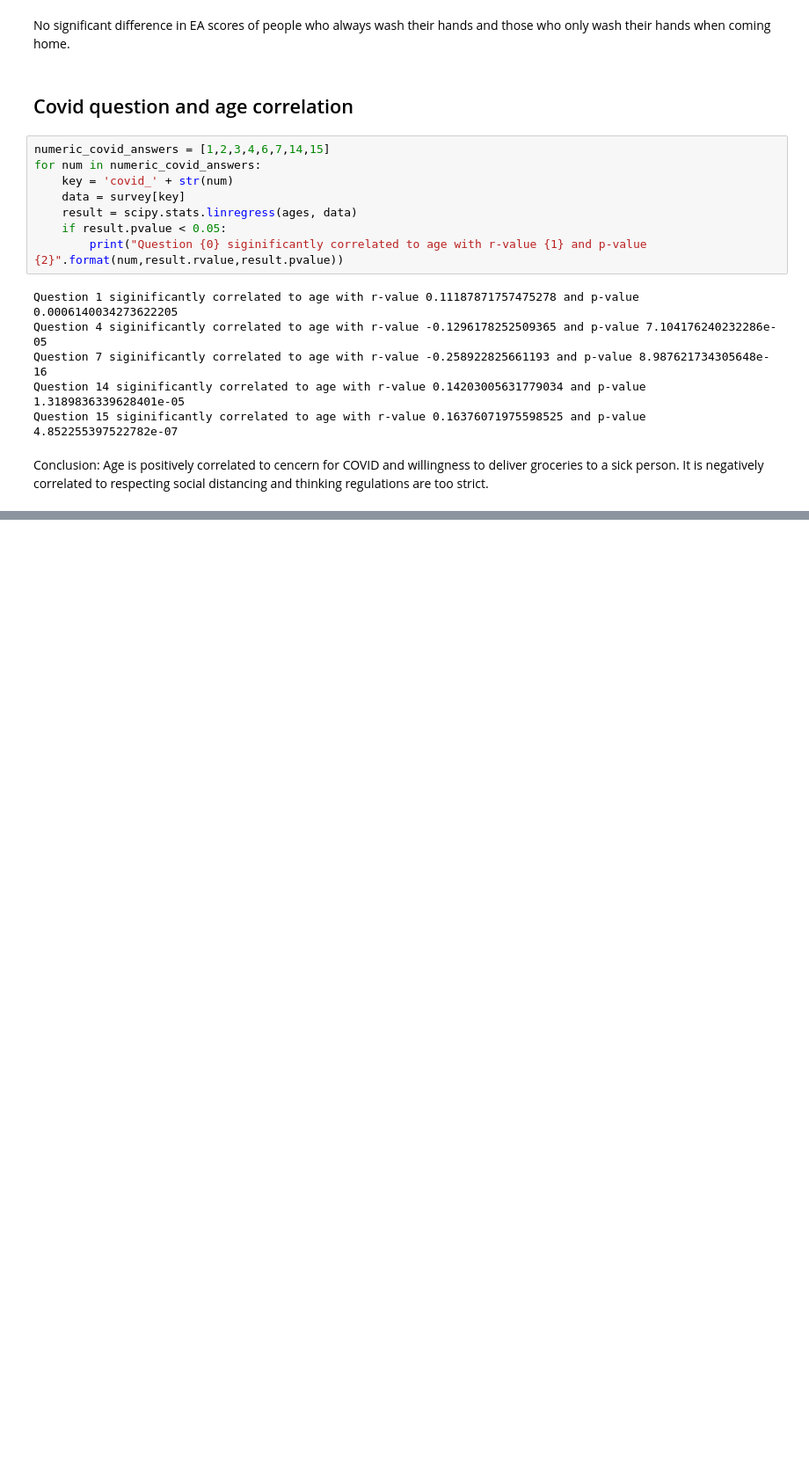
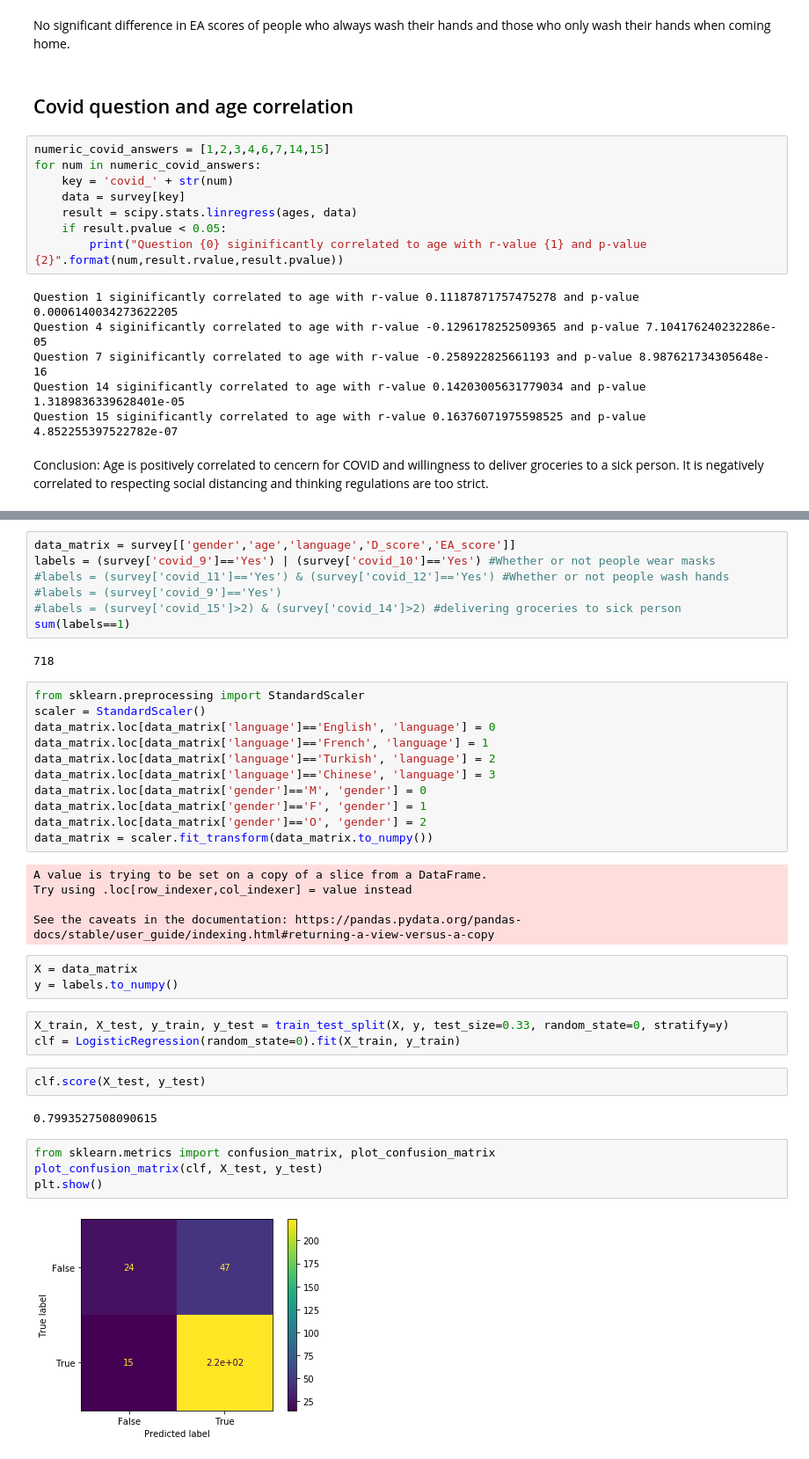
Before and after one commit to liliaellouz/empathy-analysis, a Jupyter notebook: Data_Analysis.ipynb, the cells around one changed output, grey strips where cells are left out. Shown: that part at 88% size. Drawn from its saved outputs; the diff is of its cells as text; blank space fills up the shorter version.

```diff
--- a/Data_Analysis.ipynb
+++ b/Data_Analysis.ipynb
@@ -440,0 +446,41 @@ Conclusion: Age is positively correlated to cencern for COVID and willingness to
+# %%
+data_matrix = survey[['gender','age','language','D_score','EA_score']]
+labels = (survey['covid_9']=='Yes') | (survey['covid_10']=='Yes') #Whether or not people wear masks
+#labels = (survey['covid_11']=='Yes') & (survey['covid_12']=='Yes') #Whether or not people wash hands
+#labels = (survey['covid_9']=='Yes')
+#labels = (survey['covid_15']>2) & (survey['covid_14']>2) #delivering groceries to sick person
+sum(labels==1)
+# %% [output]
+718
+# %%
+from sklearn.preprocessing import StandardScaler
+scaler = StandardScaler()
+data_matrix.loc[data_matrix['language']=='English', 'language'] = 0
+data_matrix.loc[data_matrix['language']=='French', 'language'] = 1
+data_matrix.loc[data_matrix['language']=='Turkish', 'language'] = 2
+data_matrix.loc[data_matrix['language']=='Chinese', 'language'] = 3
+data_matrix.loc[data_matrix['gender']=='M', 'gender'] = 0
+data_matrix.loc[data_matrix['gender']=='F', 'gender'] = 1
+data_matrix.loc[data_matrix['gender']=='O', 'gender'] = 2
+data_matrix = scaler.fit_transform(data_matrix.to_numpy())
+# %% [output]
+A value is trying to be set on a copy of a slice from a DataFrame.
+Try using .loc[row_indexer,col_indexer] = value instead
+
+See the caveats in the documentation: https://pandas.pydata.org/pandas-docs/stable/user_guide/indexing.html#returning-a-view-versus-a-copy
+# %%
+X = data_matrix
+y = labels.to_numpy()
+# %%
+X_train, X_test, y_train, y_test = train_test_split(X, y, test_size=0.33, random_state=0, stratify=y)
+clf = LogisticRegression(random_state=0).fit(X_train, y_train)
+# %%
+clf.score(X_test, y_test)
+# %% [output]
+0.7993527508090615
+# %%
+from sklearn.metrics import confusion_matrix, plot_confusion_matrix
+plot_confusion_matrix(clf, X_test, y_test)
+plt.show()
+# %% [output]
+[figure, added]
```
Also changed, not shown: parts of 5 cells of this notebook.
